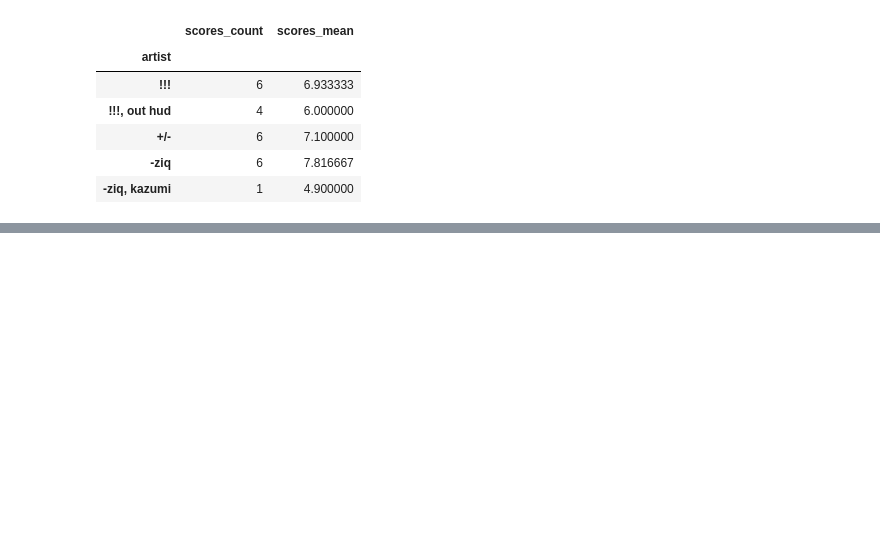
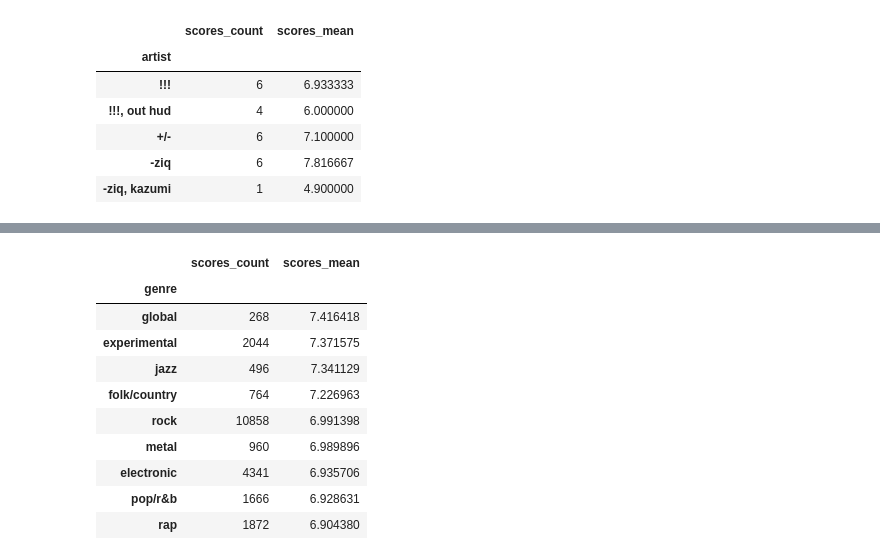
Before and after one commit to MPhillips55/Pitchfork_NLP_Analysis, a Jupyter notebook: Data/Dataset Basic Info.ipynb, the cells around one changed output, grey strips where cells are left out. Saved outputs shown, nothing was run; the diff lists cells and outputs as text; code cells hidden in the pictures; blank space fills up the shorter version.

```diff
--- a/Data/Dataset Basic Info.ipynb
+++ b/Data/Dataset Basic Info.ipynb
@@ -340,0 +428,7 @@ artist_info_sort
+# %%
+df1 = pd.pivot_table(df, index=['genre'], values=['score'], aggfunc='count')
+df1.columns = ['scores_count']
+df2 = pd.pivot_table(df, index=['genre'], values=['score'])
+df2.columns = ['scores_mean']
+genre_info = pd.concat((df1, df2), axis=1)
+genre_info.head()
@@ -340,0 +443,17 @@ artist_info_sort
+# %%
+genre_info = genre_info.loc[genre_info['scores_count'] > 3, :]
+genre_info_sort = genre_info.sort_values(by='scores_count', ascending=False).sort_values(by='scores_mean', ascending=False)
+genre_info_sort = genre_info_sort[0:20]
+genre_info_sort
+# %% [output]
+|  | scores_count | scores_mean |
+| genre |  |  |
+| global | 268 | 7.416418 |
+| experimental | 2044 | 7.371575 |
+| jazz | 496 | 7.341129 |
+| folk/country | 764 | 7.226963 |
+| rock | 10858 | 6.991398 |
+| metal | 960 | 6.989896 |
+| electronic | 4341 | 6.935706 |
+| pop/r&b | 1666 | 6.928631 |
+| rap | 1872 | 6.904380 |
```
Also changed, not shown: parts of 7 cells of this notebook.
